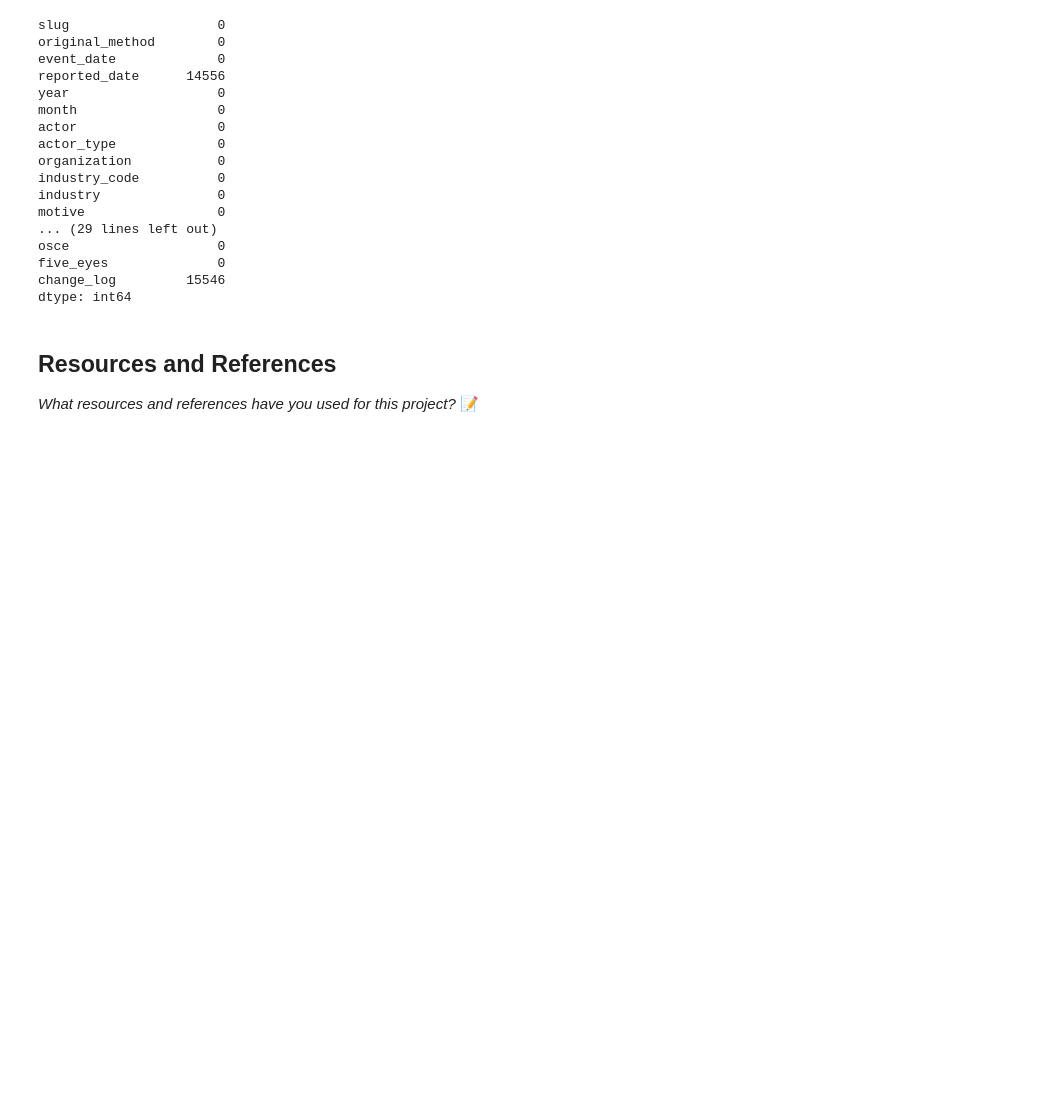
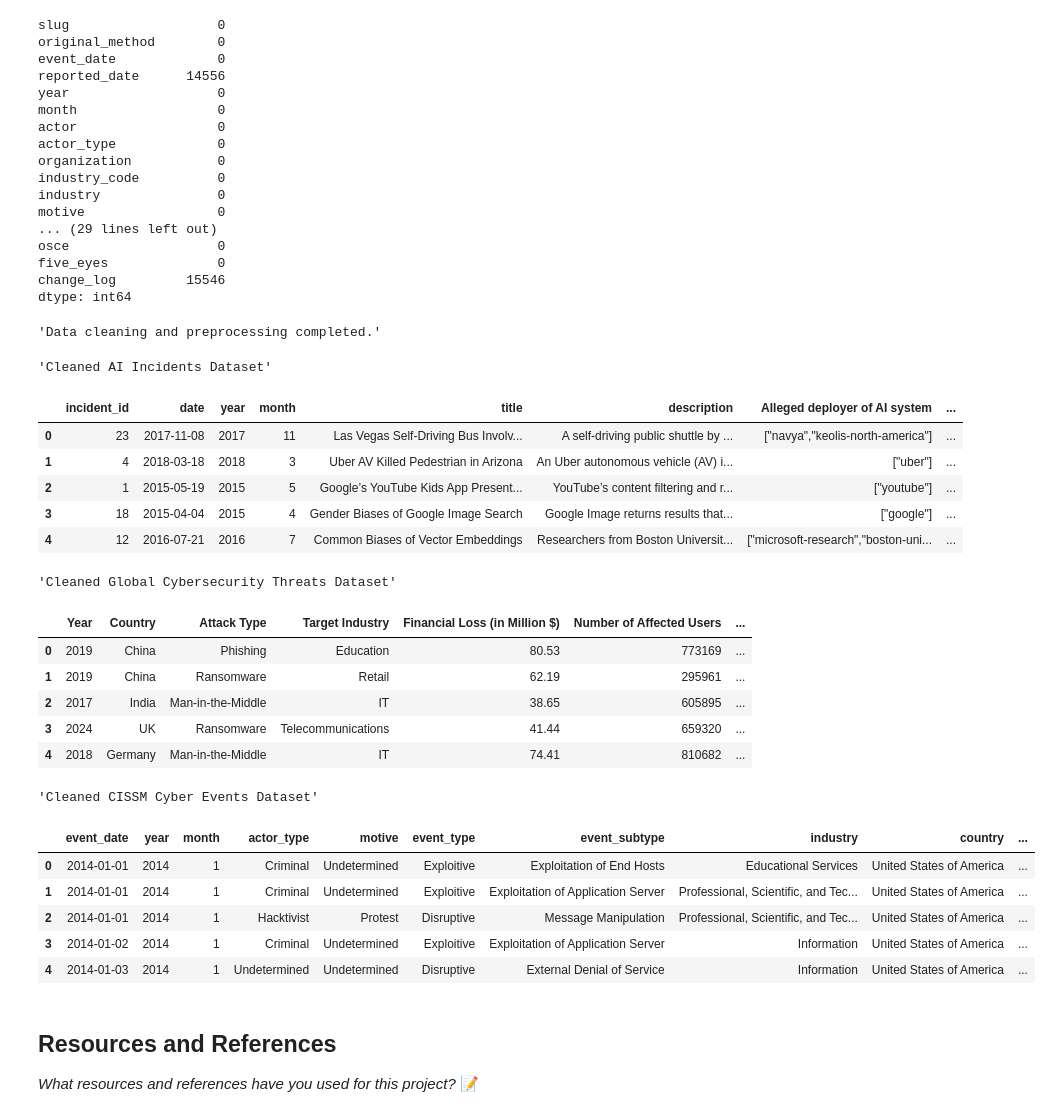
Before and after one commit to IT4063C001-Fall2025/final-project-sethpa, a Jupyter notebook: source.ipynb, the cells around one changed output. Saved outputs shown, nothing was run; the diff lists cells and outputs as text; code cells hidden in the pictures; blank space fills up the shorter version.

Commit message:
Data cleansing

```diff
--- a/source.ipynb
+++ b/source.ipynb
@@ -199,6 +199,69 @@ osce                   0
 five_eyes              0
 change_log         15546
 dtype: int64
+# %%
+# Data cleaning and preprocessing
+
+# AI Incidents
+# Convert date string to datetime and extract year for time based analysis, we need this to filter by month and year later
+ai_incidents['date'] = pd.to_datetime(ai_incidents['date'])
+ai_incidents['year'] = ai_incidents['date'].dt.year
+ai_incidents['month'] = ai_incidents['date'].dt.month
+
+# Select only columns relevant for analysis
+ai_incidents_clean = ai_incidents[[
+    'incident_id', 'date', 'year', 'month', 'title', 'description',
+    'Alleged deployer of AI system', 'Alleged developer of AI system'
+]].copy()
+
+# Global Cybersecurity Threats
+# Select relevant columns for trend and impact analysis
+cyber_threats_clean = cyber_threats[[
+    'Year', 'Country', 'Attack Type', 'Target Industry',
+    'Financial Loss (in Million $)', 'Number of Affected Users',
+    'Attack Source', 'Security Vulnerability Type'
+]].copy()
+
+# CISSM Cyber Events
+# Convert event_date to datetime for time based filtering, we need this to filter by month and year later
+cyber_events['event_date'] = pd.to_datetime(cyber_events['event_date'])
+
+# Select columns relevant to motive, actor, and event classification
+cyber_events_clean = cyber_events[[
+    'event_date', 'year', 'month', 'actor_type', 'motive',
+    'event_type', 'event_subtype', 'industry', 'country', 'description'
+]].copy()
+
+display("Data cleaning and preprocessing completed.")
+display("Cleaned AI Incidents Dataset")
+display(ai_incidents_clean.head())
+display("Cleaned Global Cybersecurity Threats Dataset")
+display(cyber_threats_clean.head())
+display("Cleaned CISSM Cyber Events Dataset")
+display(cyber_events_clean.head())
+# %% [output]
+'Data cleaning and preprocessing completed.'
+'Cleaned AI Incidents Dataset'
+|  | incident_id | date | year | month | title | description | Alleged deployer of AI system | ... |
+| 0 | 23 | 2017-11-08 | 2017 | 11 | Las Vegas Self-Driving Bus Involv... | A self-driving public shuttle by ... | ["navya","keolis-north-america"] | ... |
+| 1 | 4 | 2018-03-18 | 2018 | 3 | Uber AV Killed Pedestrian in Arizona | An Uber autonomous vehicle (AV) i... | ["uber"] | ... |
+| 2 | 1 | 2015-05-19 | 2015 | 5 | Google’s YouTube Kids App Present... | YouTube’s content filtering and r... | ["youtube"] | ... |
+| 3 | 18 | 2015-04-04 | 2015 | 4 | Gender Biases of Google Image Search | Google Image returns results that... | ["google"] | ... |
+| 4 | 12 | 2016-07-21 | 2016 | 7 | Common Biases of Vector Embeddings | Researchers from Boston Universit... | ["microsoft-research","boston-uni... | ... |
+'Cleaned Global Cybersecurity Threats Dataset'
+|  | Year | Country | Attack Type | Target Industry | Financial Loss (in Million $) | Number of Affected Users | ... |
+| 0 | 2019 | China | Phishing | Education | 80.53 | 773169 | ... |
+| 1 | 2019 | China | Ransomware | Retail | 62.19 | 295961 | ... |
+| 2 | 2017 | India | Man-in-the-Middle | IT | 38.65 | 605895 | ... |
+| 3 | 2024 | UK | Ransomware | Telecommunications | 41.44 | 659320 | ... |
+| 4 | 2018 | Germany | Man-in-the-Middle | IT | 74.41 | 810682 | ... |
+'Cleaned CISSM Cyber Events Dataset'
+|  | event_date | year | month | actor_type | motive | event_type | event_subtype | industry | country | ... |
+| 0 | 2014-01-01 | 2014 | 1 | Criminal | Undetermined | Exploitive | Exploitation of End Hosts | Educational Services | United States of America | ... |
+| 1 | 2014-01-01 | 2014 | 1 | Criminal | Undetermined | Exploitive | Exploitation of Application Server | Professional, Scientific, and Tec... | United States of America | ... |
+| 2 | 2014-01-01 | 2014 | 1 | Hacktivist | Protest | Disruptive | Message Manipulation | Professional, Scientific, and Tec... | United States of America | ... |
+| 3 | 2014-01-02 | 2014 | 1 | Criminal | Undetermined | Exploitive | Exploitation of Application Server | Information | United States of America | ... |
+| 4 | 2014-01-03 | 2014 | 1 | Undetermined | Undetermined | Disruptive | External Denial of Service | Information | United States of America | ... |
 # %% [markdown]
 ## Resources and References
 *What resources and references have you used for this project?*
```
Also changed, not shown: parts of 1 cell of this notebook, 2 other files.
